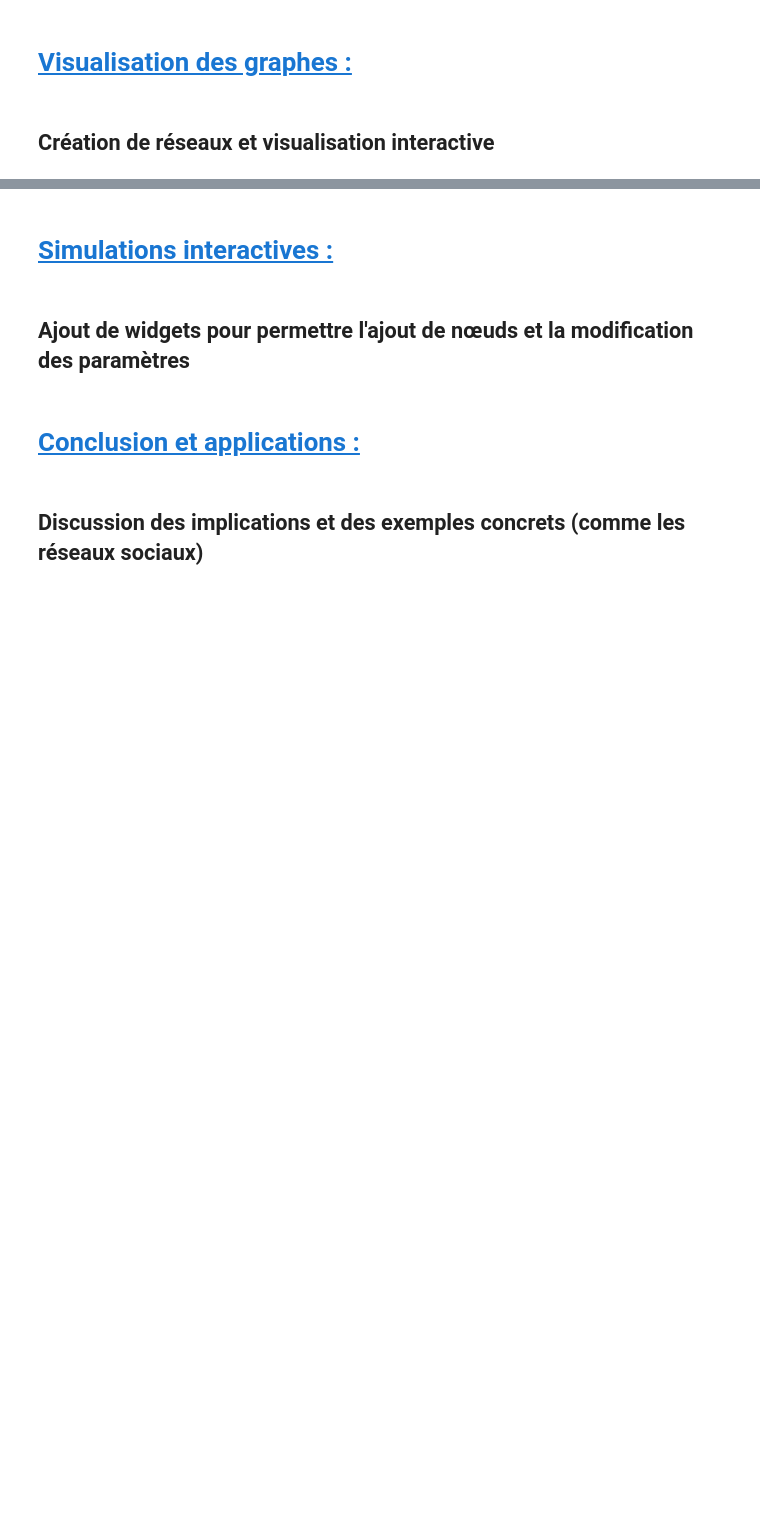
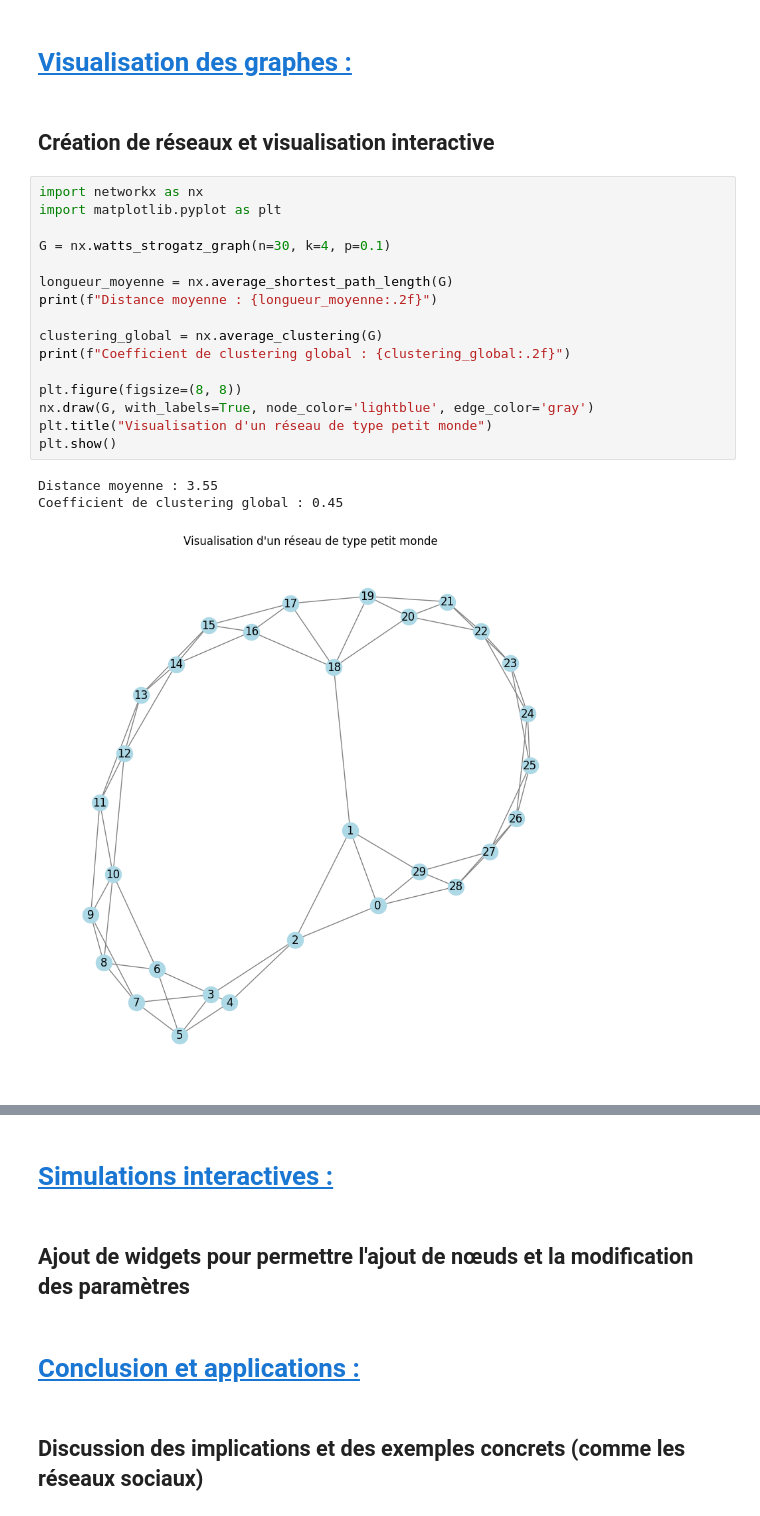
Before and after one commit to AymenCharouki/R5A12-CHAROUKI-PICUIRA-PETITS-MONDES-GRAPHES, a Jupyter notebook: Small-World-Network.ipynb, the cells around one changed output, grey strips where cells are left out. Cells and saved outputs as stored; diff of their text form; blank space fills up the shorter version.

Commit message:
Clustering coefficient + low distances

```diff
--- a/Small-World-Network.ipynb
+++ b/Small-World-Network.ipynb
@@ -121,3 +186,23 @@ Aucune connexion entre les voisins signifie que le coefficient de clustering est
 # <a id='toc3_'></a>[Visualisation des graphes :](#toc0_)
 # %% [markdown]
 ## Création de réseaux et visualisation interactive
+# %%
+import networkx as nx
+import matplotlib.pyplot as plt
+
+G = nx.watts_strogatz_graph(n=30, k=4, p=0.1)
+
+longueur_moyenne = nx.average_shortest_path_length(G)
+print(f"Distance moyenne : {longueur_moyenne:.2f}")
+
+clustering_global = nx.average_clustering(G)
+print(f"Coefficient de clustering global : {clustering_global:.2f}")
+
+plt.figure(figsize=(8, 8))
+nx.draw(G, with_labels=True, node_color='lightblue', edge_color='gray')
+plt.title("Visualisation d'un réseau de type petit monde")
+plt.show()
+# %% [output]
+Distance moyenne : 3.55
+Coefficient de clustering global : 0.45
+[figure, added]
```
Also changed, not shown: parts of 7 cells of this notebook.
